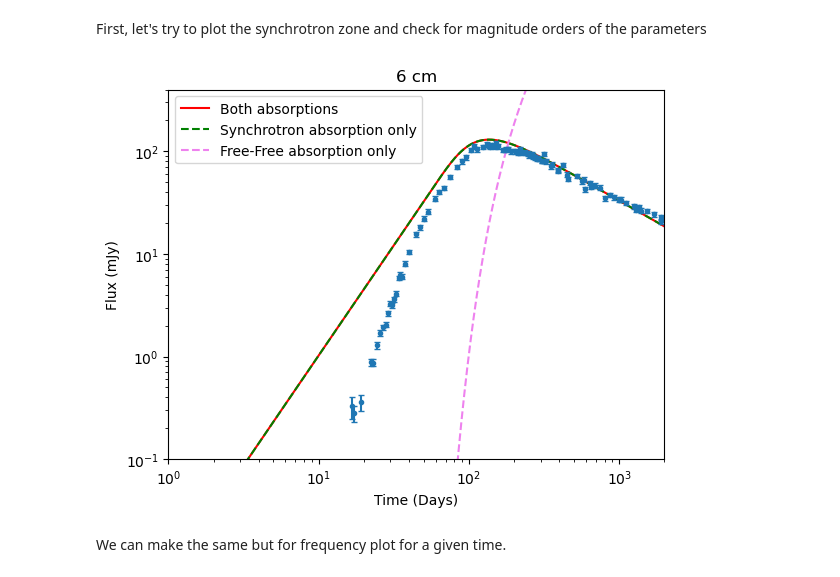
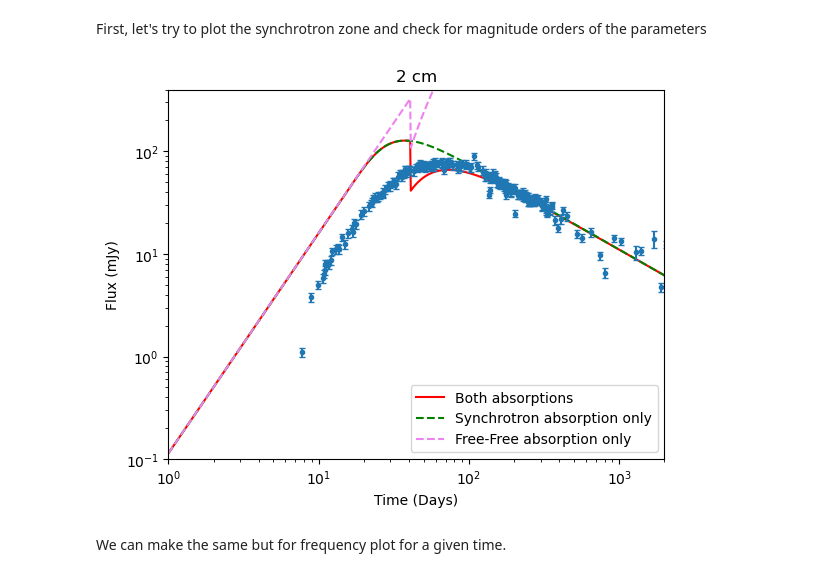
Before and after one commit to Camachoadri/JAEICU2024, a Jupyter notebook: Supernova SN1993J/SN1993J_Synchrotron.ipynb, the cells around one changed output. Saved outputs shown, nothing was run; the diff lists cells and outputs as text; code cells hidden in the pictures.

```diff
--- a/Supernova SN1993J/SN1993J_Synchrotron.ipynb
+++ b/Supernova SN1993J/SN1993J_Synchrotron.ipynb
@@ -151,7 +151,7 @@ def ThermalElectronsTemp(radius):
     :Temperature: Array of temperature of the thermal electrons at the given radius array
     """
 
-    aux= np.array(1.7e6*1e15/radius)
+    aux= np.array(2.7e8*1e15/radius)
     aux2= 2.5e5*np.ones(aux.shape)
     Temperature=np.zeros(aux.shape)
     for i in np.arange(0, aux.size):
@@ -376,3 +389,15 @@ $$
+# %%
+def FreeFreeOpticalDepth(frequency, s, Rs, Tcte=2e6, Tref=2.33e6, rRef=6.35e14):
+    rl= np.ones(Rs.shape)*CalculateLimitR(Tcte, Tref, rRef)
+    tau= np.ones(rl.shape)*1e2
+    for i in np.arange(0, rl.size):
+        if rl[i] > Rs[i]:
+            tau[i]= 3.61e66/frequency**(2.1)*( (1/(Tcte))**(1.5)*(25/(58*rl[i]**(58/25)))
+                                              + 1/((Tref*rRef)**(1.5))*(50/41*(1/(Rs[i]**(41/50))-1/(rl[i]**(41/50)))) )
+        if rl[i] <= Rs[i]:
+            tau[i]= 3.61e66/frequency**(2.1)*(1/(Tcte**(1.5))*25/(58*Rs[i]**(58/25)))
+
+    return tau
 # %%
 def ThermalElectronDensity(radius, s):
     """
@@ -430,11 +455,11 @@ def SpecIntFull(p, B, N, radius, time, shellRadius, frequency, s, I0=0):
 
     S =SourceFuncSynch(p, B, N, frequency)
     kappa= SynchrotronAbsorptionCoeff(p, B, N, frequency)
-    Te=2e5#ThermalElectronsTemp(radius)
+    Te=ThermalElectronsTemp(radius)
     Ne=ThermalElectronDensity(radius, s)
     kappa_ff=FreeFreeAbsorptionCoeff(Te, Ne,frequency)
-    absorption_ff= np.exp(-radius*kappa_ff)
-    #absorption_ff= np.exp(-FreeFreeOpticalDepth(frequency, radius))
+    #absorption_ff= np.exp(-radius*kappa_ff)
+    absorption_ff= np.exp(-FreeFreeOpticalDepth(frequency, s, radius))
 
     I=I0*absorption_ff + S*(1 - np.exp(-shellRadius*kappa))*absorption_ff
     return I
@@ -463,7 +488,7 @@ def SpecIntSynch(p, B, N, radius, time, shellRadius, frequency, s, I0=0):
     Te=ThermalElectronsTemp(radius)
     Ne=ThermalElectronDensity(radius, s)
 
-    I=I0*absorption_ff + S*(1 - np.exp(-shellRadius*kappa))
+    I=S*(1 - np.exp(-shellRadius*kappa))
     return I
 
 def SpecIntFF(p, B, N, radius, time, shellRadius, frequency, s, I0=0):
@@ -490,8 +515,8 @@ def SpecIntFF(p, B, N, radius, time, shellRadius, frequency, s, I0=0):
     Te=ThermalElectronsTemp(radius)
     Ne=ThermalElectronDensity(radius, s)
     kappa_ff=FreeFreeAbsorptionCoeff(Te, Ne,frequency)
-    absorption_ff= np.exp(-radius*kappa_ff)
-    #absorption_ff= np.exp(-FreeFreeOpticalDepth(frequency, radius))
+    #absorption_ff= np.exp(-radius*kappa_ff)
+    absorption_ff= np.exp(-FreeFreeOpticalDepth(frequency, s, radius))
 
     I=I0*absorption_ff + S*absorption_ff
     return I
@@ -663,38 +672,38 @@ time0=(2.34*u.day).value
 I0=0
 
 #Select data
-i=3
+i=1
 t=np.linspace(1, 4000, 10000)
 
 frequency= wavelenghttofreq(float(data[i][0])*u.cm).cgs.value
 #I did not get anything with this cutoff
 Emin0= (90*const.m_e.cgs*const.c.cgs**2).value
 
 x= data[i][1].Days
 y=data[i][1].Flux
 err= data[i][1].Error
 
 F1= 1e3*FluxatTFull(t, time0, frequency, p, B0, N0, d, r0, s) #The data is in mJy
 F2= 1e3*FluxatTSynch(t, time0, frequency, p, B0, N0, d, r0, s) #The data is in mJy
 F3= 1e3*FluxatTFF(t, time0, frequency, p, B0, N0, d, r0, s) #The data is in mJy
 
 plt.plot(t,F1, c='red', label= 'Both absorptions')
 plt.plot(t,F2, c='green', linestyle='dashed', label= 'Synchrotron absorption only')
 plt.plot(t,F3, c='violet', linestyle='dashed', label= 'Free-Free absorption only')
 plt.errorbar(x,y, yerr= err,fmt = '.', capsize=2)
 
 
 plt.xscale("log")
 plt.yscale("log")
 plt.ylim(0.1,400)
 plt.xlim(1,2000)
 plt.ylabel("Flux (mJy)")
 plt.xlabel("Time (Days)")
 plt.title(f'{data[i][0]} cm')
 plt.legend()
 plt.show()
 # %% [output]
-[figure, old version]
+[figure, new version]
 # %% [markdown]
 We can make the same but for frequency plot for a given time.
 # %%
```
Also changed, not shown: parts of 10 cells of this notebook.
